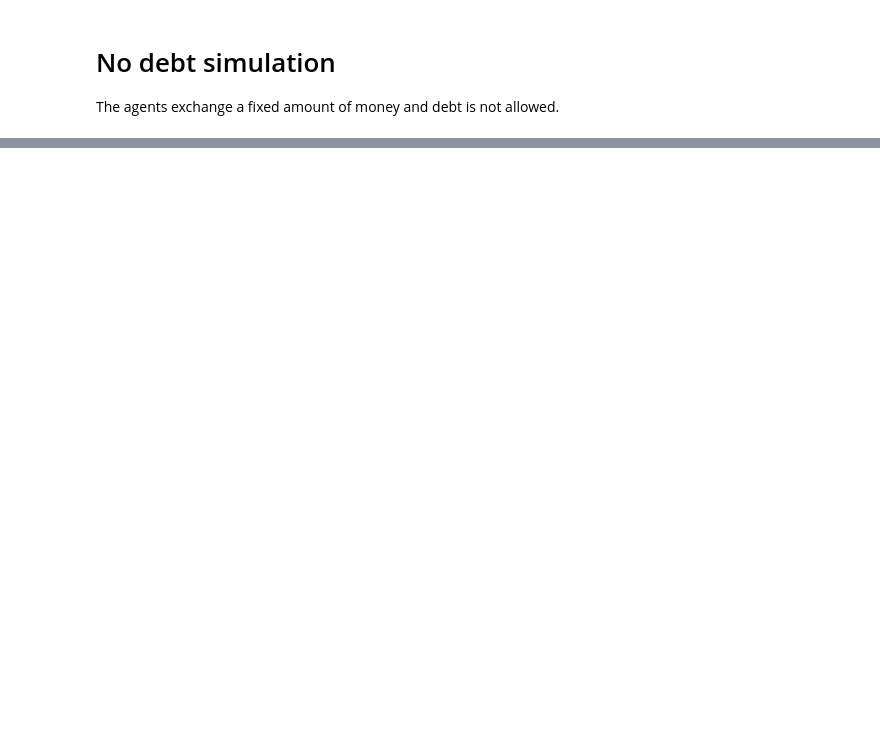
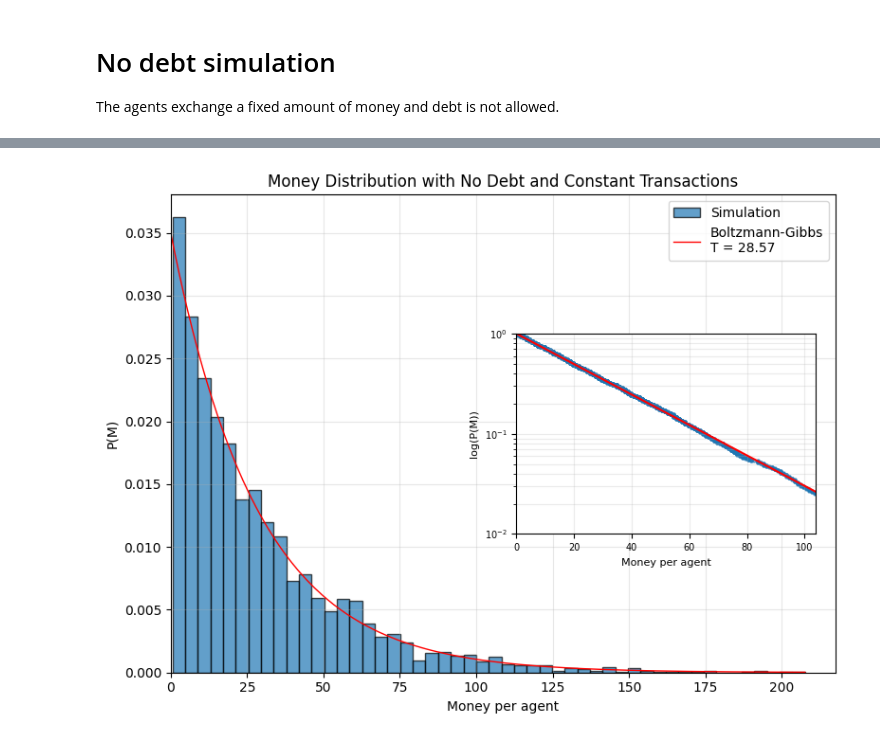
Before and after one commit to giacomells/Statistical-Mechanics-of-Money, a Jupyter notebook: NoDebt.ipynb, the cells around one changed output, grey strips where cells are left out. Cells and saved outputs as stored; diff of their text form; code cells hidden in the pictures; blank space fills up the shorter version.

```diff
--- a/NoDebt.ipynb
+++ b/NoDebt.ipynb
@@ -99,0 +100,58 @@ plt.show()
+# %%
+fig, ax = plt.subplots(figsize=(8, 6))
+
+# First plot: histogram and Boltzmann-Gibbs distribution
+ax.hist(
+    agents,
+    bins=50,
+    density=True,
+    alpha=0.7,
+    edgecolor="black",
+    label="Simulation"
+)
+
+ax.plot(
+    x_fit,
+    y_fit,
+    "r-",
+    linewidth=1,
+    label=f"Boltzmann-Gibbs\nT = {T:.2f}"
+)
+
+ax.set_xlabel("Money per agent")
+ax.set_ylabel("P(M)")
+ax.set_title("Money Distribution with No Debt and Constant Transactions")
+ax.legend(loc="upper right")
+ax.grid(alpha=0.3)
+ax.set_xlim(0, agents.max() + 10)
+
+# Second plot as a small overlay, centered vertically and shifted right
+inset = ax.inset_axes([0.52, 0.29, 0.45, 0.42])
+
+inset.scatter(
+    sorted_agents,
+    probability,
+    s=5,
+    alpha=0.6,
+    color="tab:blue"
+)
+
+inset.plot(
+    x_fit,
+    np.exp(-x_fit / T),
+    "r-",
+    linewidth=1.5
+)
+
+inset.set_yscale("log")
+inset.set_xlim(0, agents.max() / 2)
+inset.set_ylim(1e-2, 1.01)
+inset.set_xlabel("Money per agent", fontsize=8)
+inset.set_ylabel("log(P(M))", fontsize=8)
+inset.tick_params(axis="both", labelsize=7)
+inset.grid(which="both", alpha=0.25)
+
+plt.tight_layout()
+plt.show()
+# %% [output]
+[figure, added]
```
Also changed, not shown: parts of 3 cells of this notebook, 1 other file.
